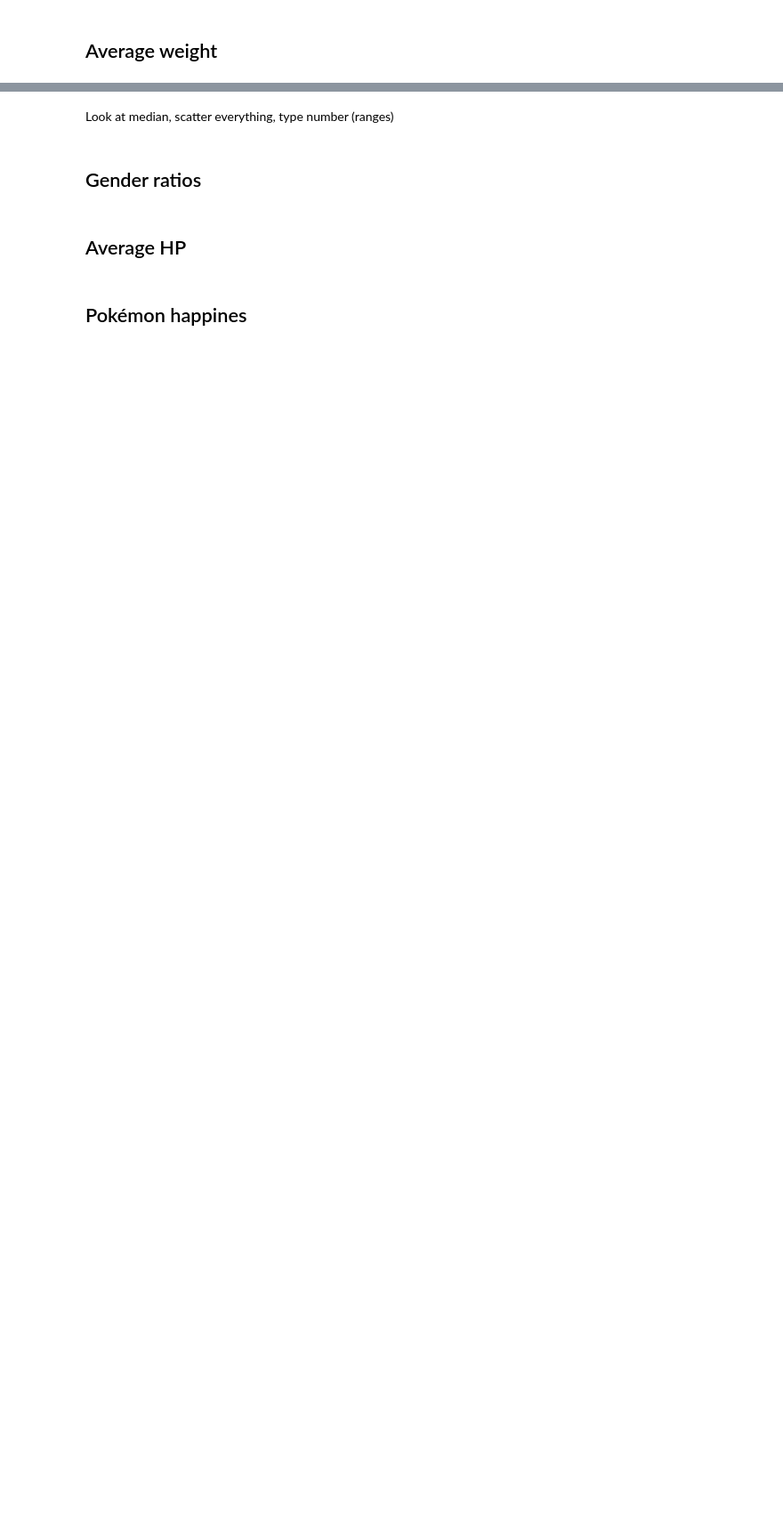
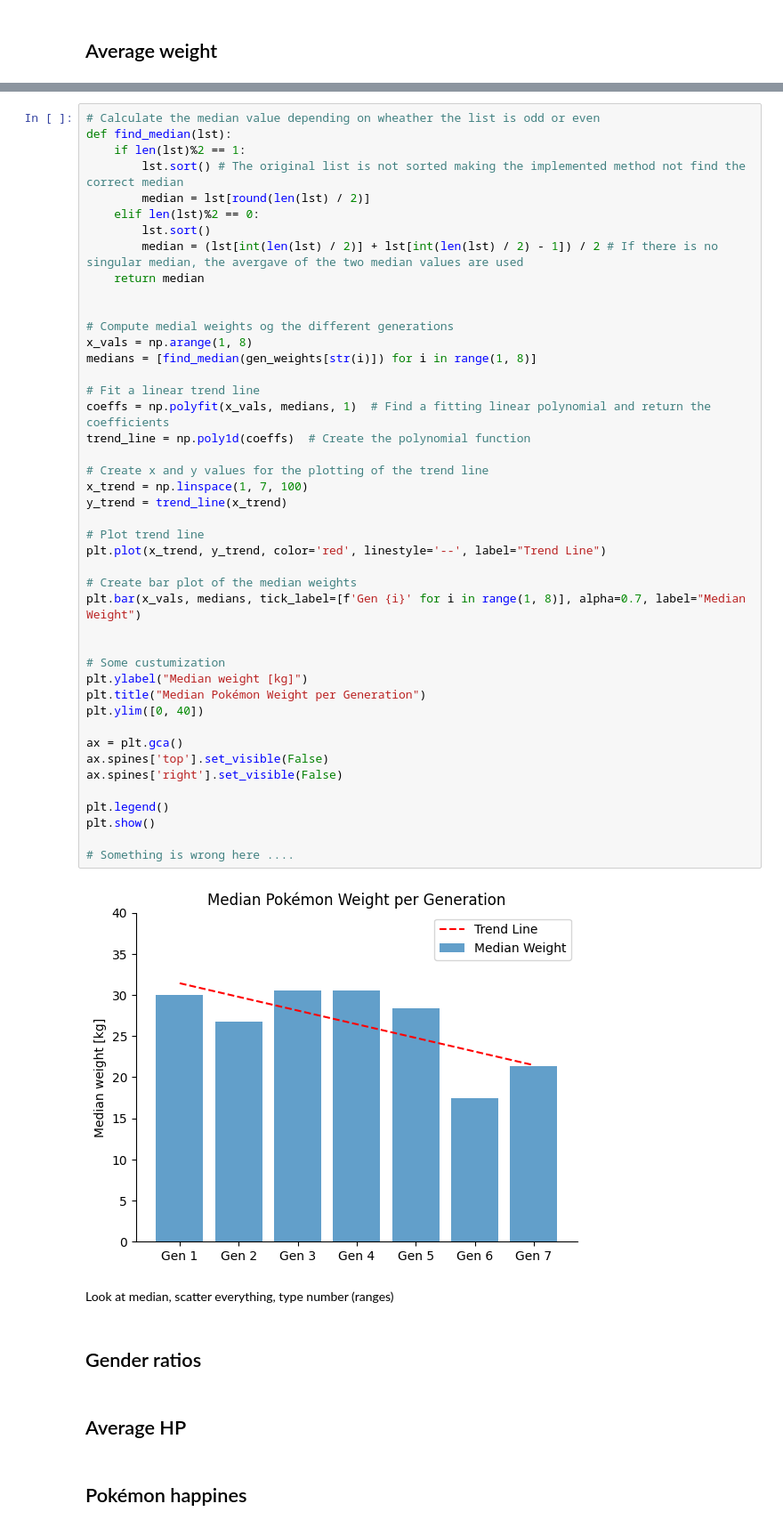
Before and after one commit to ylvao/HEL-8048, a Jupyter notebook: exam.ipynb, the cells around one changed output, grey strips where cells are left out. Shown: that part at 89% size. Saved outputs shown, nothing was run; the diff lists cells and outputs as text; blank space fills up the shorter version.

```diff
--- a/exam.ipynb
+++ b/exam.ipynb
@@ -58,3 +77,49 @@ plt.show()
+# %%
+# Calculate the median value depending on wheather the list is odd or even
+def find_median(lst):
+    if len(lst)%2 == 1:
+        lst.sort() # The original list is not sorted making the implemented method not find the correct median
+        median = lst[round(len(lst) / 2)]
+    elif len(lst)%2 == 0:
+        lst.sort()
+        median = (lst[int(len(lst) / 2)] + lst[int(len(lst) / 2) - 1]) / 2 # If there is no singular median, the avergave of the two median values are used
+    return median
+
+
+# Compute medial weights og the different generations
+x_vals = np.arange(1, 8)
+medians = [find_median(gen_weights[str(i)]) for i in range(1, 8)]
+
+# Fit a linear trend line
+coeffs = np.polyfit(x_vals, medians, 1)  # Find a fitting linear polynomial and return the coefficients
+trend_line = np.poly1d(coeffs)  # Create the polynomial function
+
+# Create x and y values for the plotting of the trend line
+x_trend = np.linspace(1, 7, 100)
+y_trend = trend_line(x_trend)
+
+# Plot trend line
+plt.plot(x_trend, y_trend, color='red', linestyle='--', label="Trend Line")
+
+# Create bar plot of the median weights
+plt.bar(x_vals, medians, tick_label=[f'Gen {i}' for i in range(1, 8)], alpha=0.7, label="Median Weight")
+
+
+# Some custumization
+plt.ylabel("Median weight [kg]")
+plt.title("Median Pokémon Weight per Generation")
+plt.ylim([0, 40])
+
+ax = plt.gca()
+ax.spines['top'].set_visible(False)
+ax.spines['right'].set_visible(False)
+
+plt.legend()
+plt.show()
+
+# Something is wrong here ....
+# %% [output]
+[figure, added]
 # %% [markdown]
 Look at median, scatter everything, type number (ranges)
 # %% [markdown]
```
Also changed, not shown: parts of 4 cells of this notebook.
